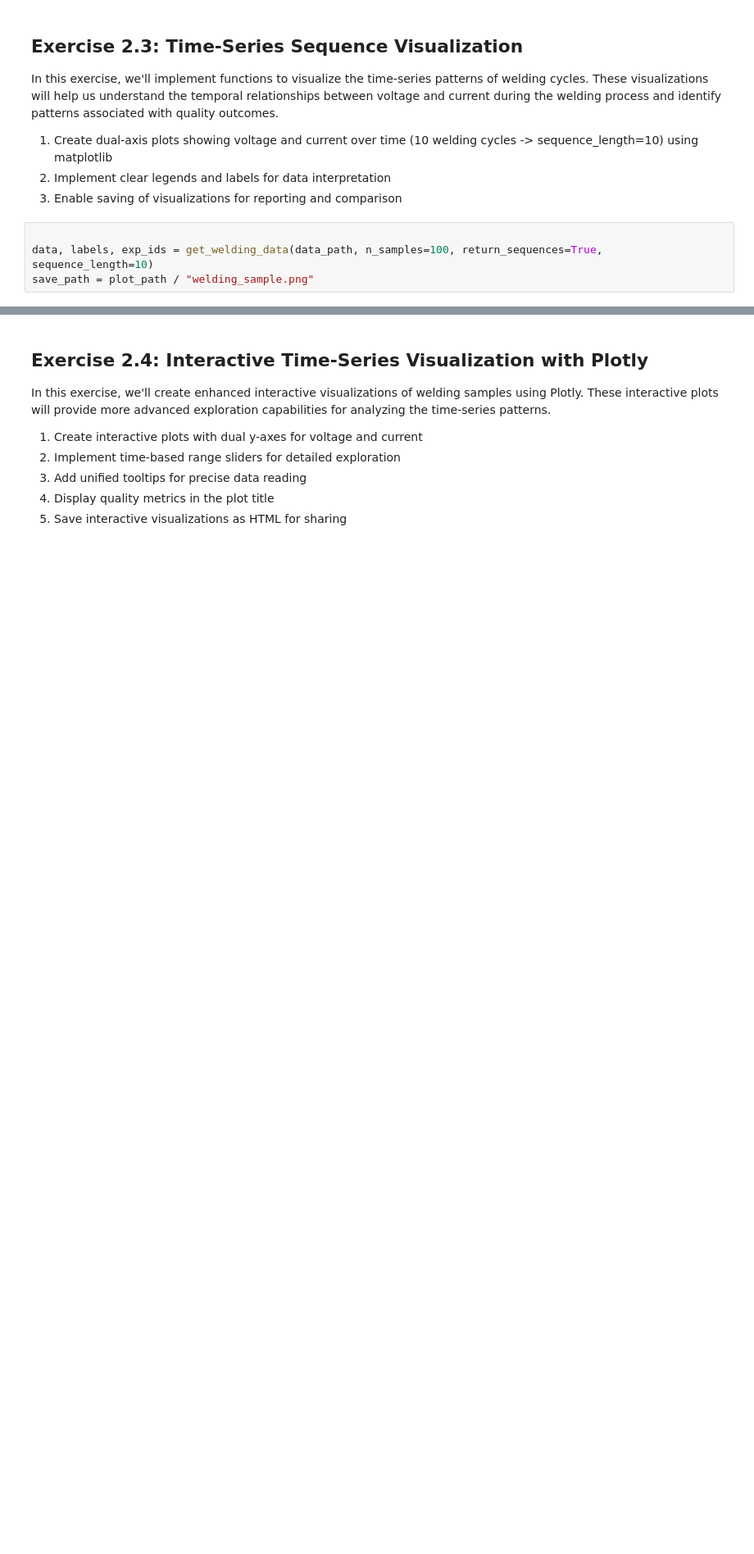
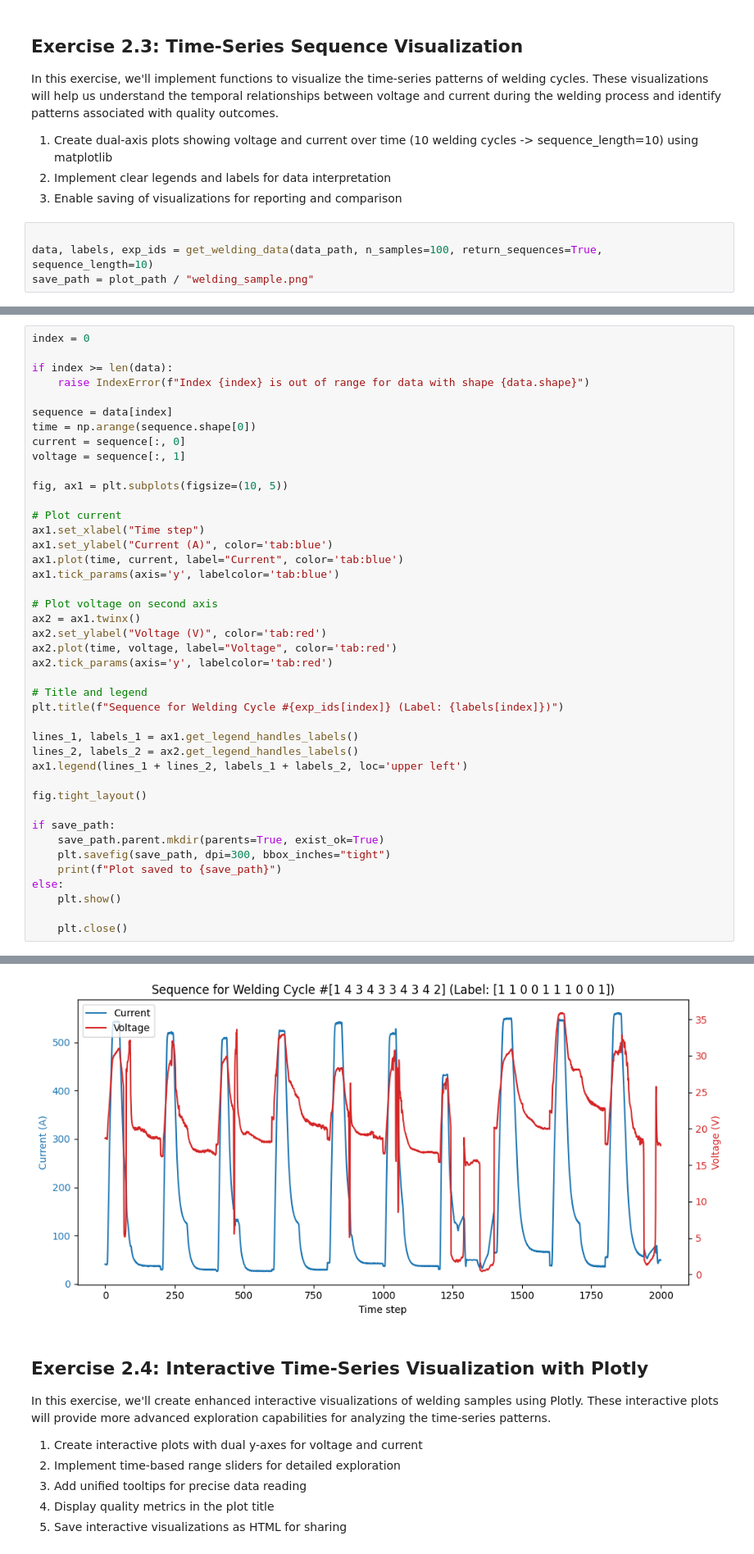
Before and after one commit to TimKartoschki/applied-machine-learning-project, a Jupyter notebook: ex_02_plot_time_series.ipynb, the cells around one changed output, grey strips where cells are left out. Shown at 82% size. Saved outputs shown, nothing was run; the diff lists cells and outputs as text; blank space fills up the shorter version.

```diff
--- a/ex_02_plot_time_series.ipynb
+++ b/ex_02_plot_time_series.ipynb
@@ -125,0 +123,43 @@ NameError: name 'n_plots' is not defined
+# %%
+index = 0
+
+if index >= len(data):
+    raise IndexError(f"Index {index} is out of range for data with shape {data.shape}")
+
+sequence = data[index]
+time = np.arange(sequence.shape[0])
+current = sequence[:, 0]
+voltage = sequence[:, 1]
+
+fig, ax1 = plt.subplots(figsize=(10, 5))
+
+# Plot current
+ax1.set_xlabel("Time step")
+ax1.set_ylabel("Current (A)", color='tab:blue')
+ax1.plot(time, current, label="Current", color='tab:blue')
+ax1.tick_params(axis='y', labelcolor='tab:blue')
+
+# Plot voltage on second axis
+ax2 = ax1.twinx()
+ax2.set_ylabel("Voltage (V)", color='tab:red')
+ax2.plot(time, voltage, label="Voltage", color='tab:red')
+ax2.tick_params(axis='y', labelcolor='tab:red')
+
+# Title and legend
+plt.title(f"Sequence for Welding Cycle #{exp_ids[index]} (Label: {labels[index]})")
+
+lines_1, labels_1 = ax1.get_legend_handles_labels()
+lines_2, labels_2 = ax2.get_legend_handles_labels()
+ax1.legend(lines_1 + lines_2, labels_1 + labels_2, loc='upper left')
+
+fig.tight_layout()
+
+if save_path:
+    save_path.parent.mkdir(parents=True, exist_ok=True)
+    plt.savefig(save_path, dpi=300, bbox_inches="tight")
+    print(f"Plot saved to {save_path}")
+else:
+    plt.show()
+
+    plt.close()
+# %% [output]
@@ -126,3 +167,4 @@ NameError: name 'n_plots' is not defined
+[figure, added]
 # %% [markdown]
 ## Exercise 2.4: Interactive Time-Series Visualization with Plotly
 
```
Also changed, not shown: parts of 7 cells of this notebook, 1 other file.
